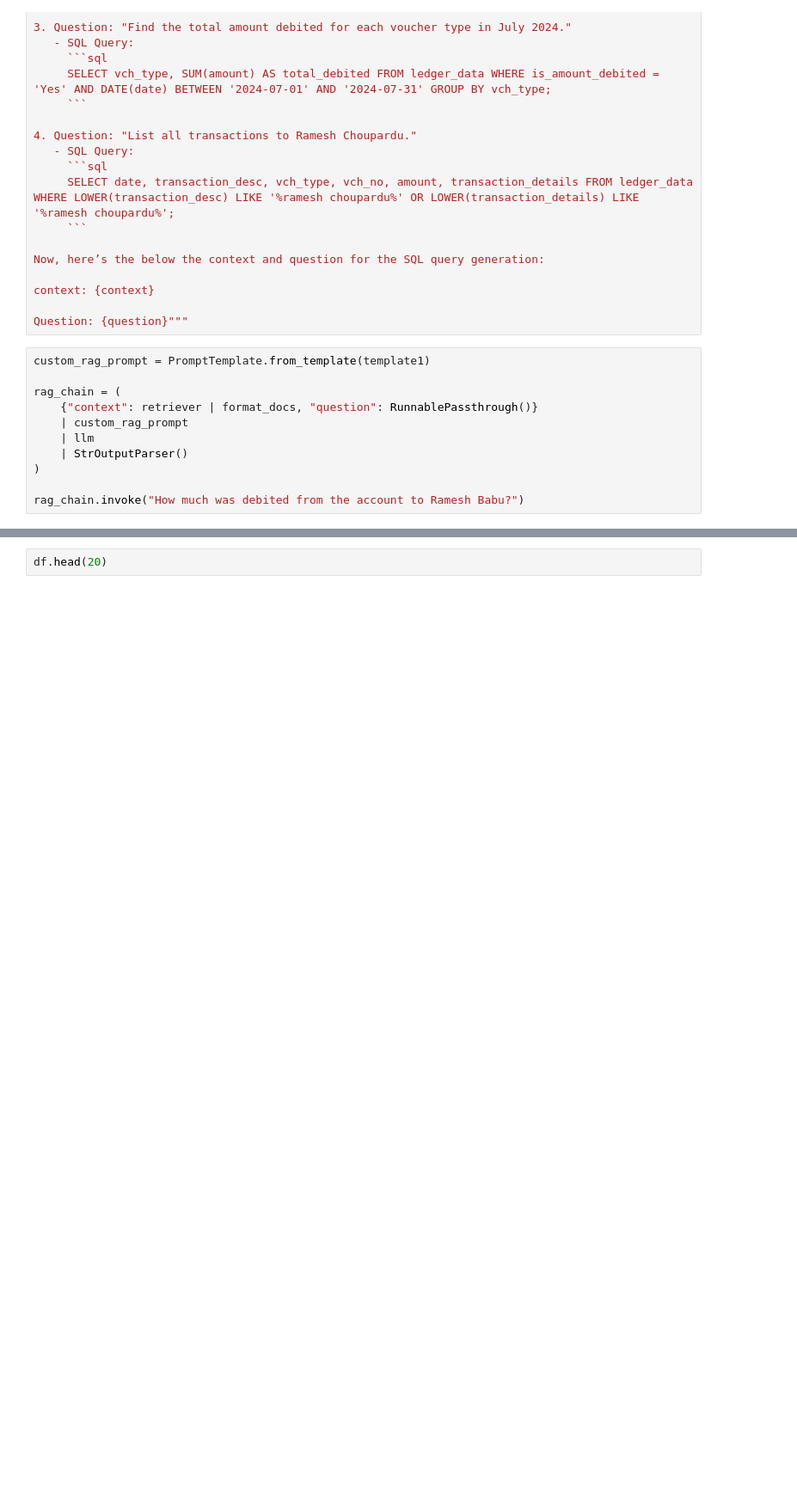
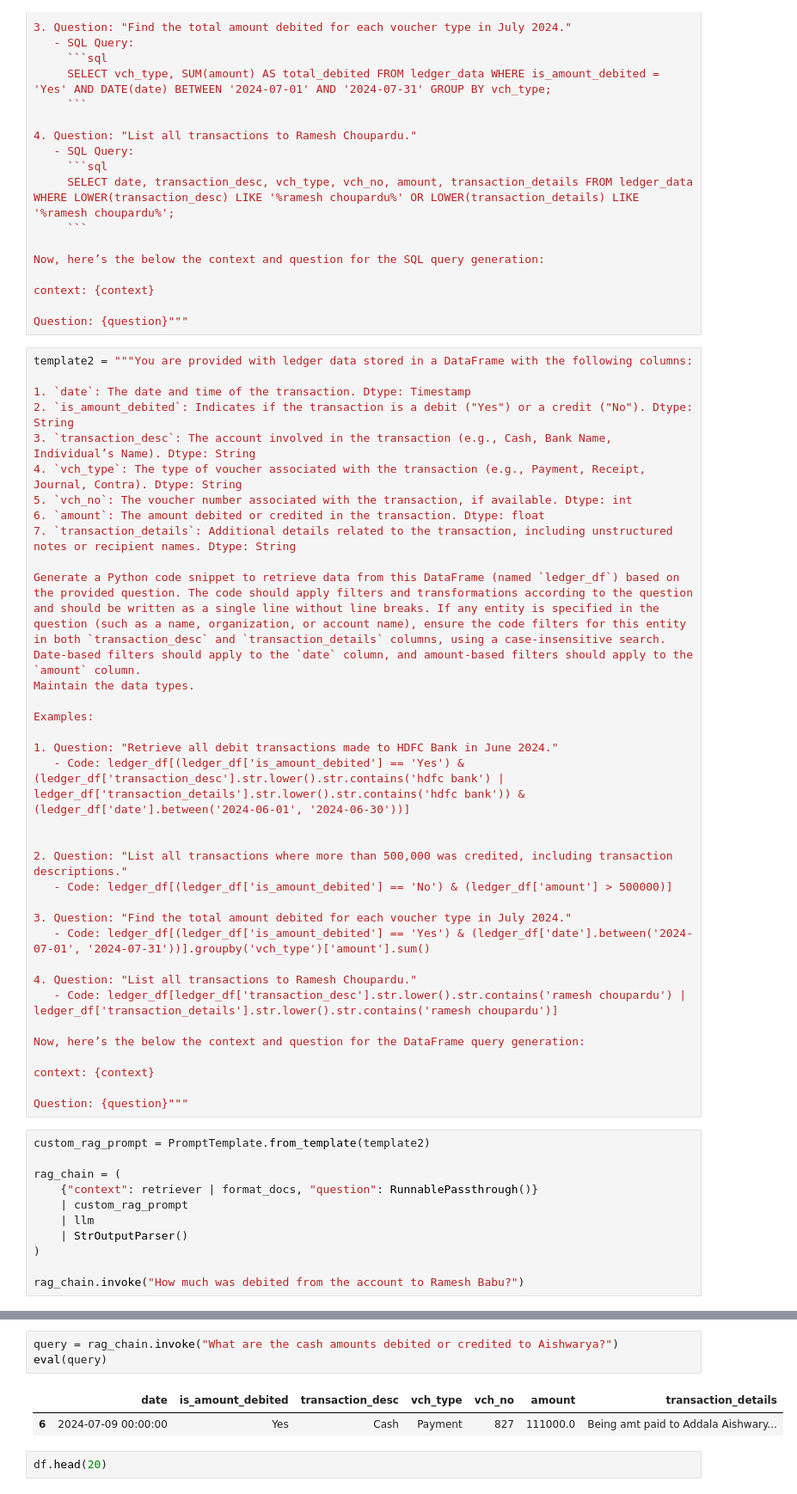
Before and after one commit to rishicarter/ledger_accounting, a Jupyter notebook: RAG_using_Langchain.ipynb, the cells around one changed output, grey strips where cells are left out. Shown: that part at 86% size. Drawn from its saved outputs; the diff is of its cells as text; blank space fills up the shorter version.

Commit message:
Update Rag using Langchain

```diff
--- a/RAG_using_Langchain.ipynb
+++ b/RAG_using_Langchain.ipynb
@@ -268,8 +268,42 @@ Now, here’s the below the context and question for the SQL query generation:
 context: {context}
 
 Question: {question}"""
+# %%
+template2 = """You are provided with ledger data stored in a DataFrame with the following columns:
+
+1. `date`: The date and time of the transaction. Dtype: Timestamp
+2. `is_amount_debited`: Indicates if the transaction is a debit ("Yes") or a credit ("No"). Dtype: String
+3. `transaction_desc`: The account involved in the transaction (e.g., Cash, Bank Name, Individual’s Name). Dtype: String
+4. `vch_type`: The type of voucher associated with the transaction (e.g., Payment, Receipt, Journal, Contra). Dtype: String
+5. `vch_no`: The voucher number associated with the transaction, if available. Dtype: int
+6. `amount`: The amount debited or credited in the transaction. Dtype: float
+7. `transaction_details`: Additional details related to the transaction, including unstructured notes or recipient names. Dtype: String
+
+Generate a Python code snippet to retrieve data from this DataFrame (named `ledger_df`) based on the provided question. The code should apply filters and transformations according to the question and should be written as a single line without line breaks. If any entity is specified in the question (such as a name, organization, or account name), ensure the code filters for this entity in both `transaction_desc` and `transaction_details` columns, using a case-insensitive search. Date-based filters should apply to the `date` column, and amount-based filters should apply to the `amount` column.
+Maintain the data types.
+
+Examples:
+
+1. Question: "Retrieve all debit transactions made to HDFC Bank in June 2024."
+   - Code: ledger_df[(ledger_df['is_amount_debited'] == 'Yes') & (ledger_df['transaction_desc'].str.lower().str.contains('hdfc bank') | ledger_df['transaction_details'].str.lower().str.contains('hdfc bank')) & (ledger_df['date'].between('2024-06-01', '2024-06-30'))]
+
+
+2. Question: "List all transactions where more than 500,000 was credited, including transaction descriptions."
+   - Code: ledger_df[(ledger_df['is_amount_debited'] == 'No') & (ledger_df['amount'] > 500000)]
+
+3. Question: "Find the total amount debited for each voucher type in July 2024."
+   - Code: ledger_df[(ledger_df['is_amount_debited'] == 'Yes') & (ledger_df['date'].between('2024-07-01', '2024-07-31'))].groupby('vch_type')['amount'].sum()
+
+4. Question: "List all transactions to Ramesh Choupardu."
+   - Code: ledger_df[ledger_df['transaction_desc'].str.lower().str.contains('ramesh choupardu') | ledger_df['transaction_details'].str.lower().str.contains('ramesh choupardu')]
+
+Now, here’s the below the context and question for the DataFrame query generation:
+
+context: {context}
+
+Question: {question}"""
 # %%
-custom_rag_prompt = PromptTemplate.from_template(template1)
+custom_rag_prompt = PromptTemplate.from_template(template2)
 
 rag_chain = (
     {"context": retriever | format_docs, "question": RunnablePassthrough()}
@@ -296,3 +339,9 @@ rag_chain.invoke("What are the cash amounts debited or credited to Aishwarya?")
+# %%
+query = rag_chain.invoke("What are the cash amounts debited or credited to Aishwarya?")
+eval(query)
+# %% [output]
+|  | date | is_amount_debited | transaction_desc | vch_type | vch_no | amount | transaction_details |
+| 6 | 2024-07-09 00:00:00 | Yes | Cash | Payment | 827 | 111000.0 | Being amt paid to Addala Aishwary... |
 # %%
 df.head(20)
 # %% [output]
```
Also changed, not shown: parts of 6 cells of this notebook.
